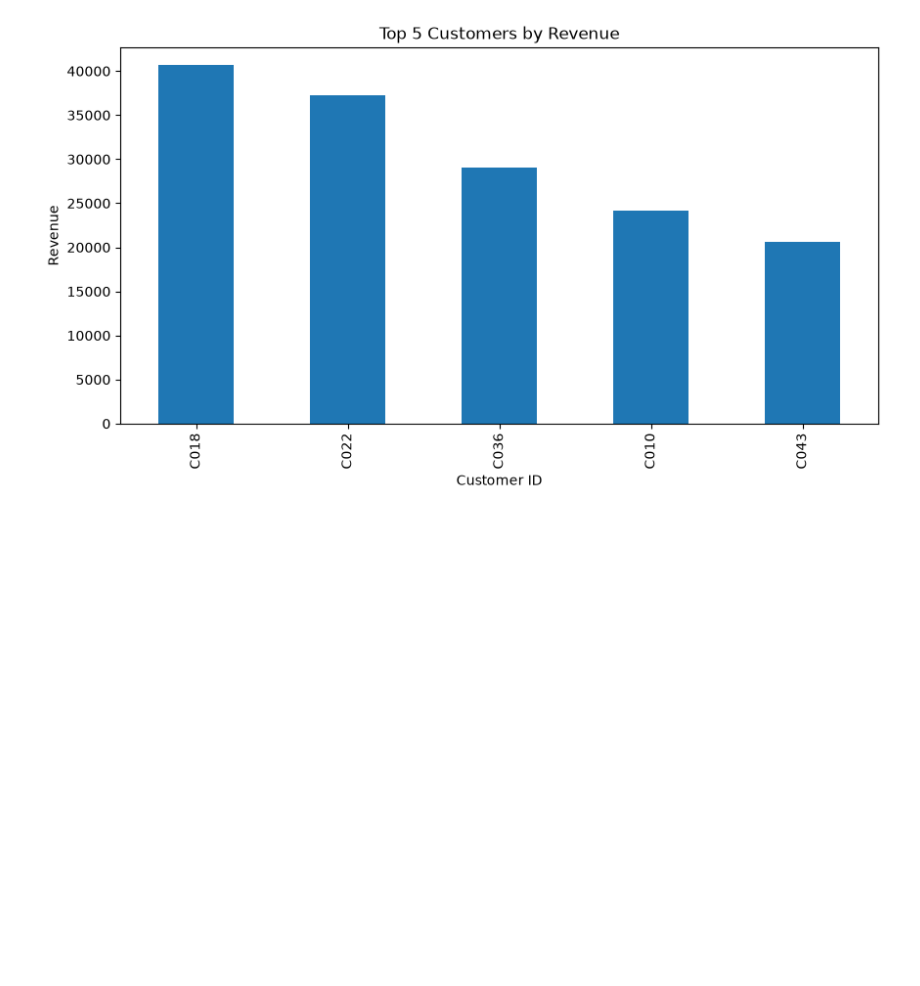
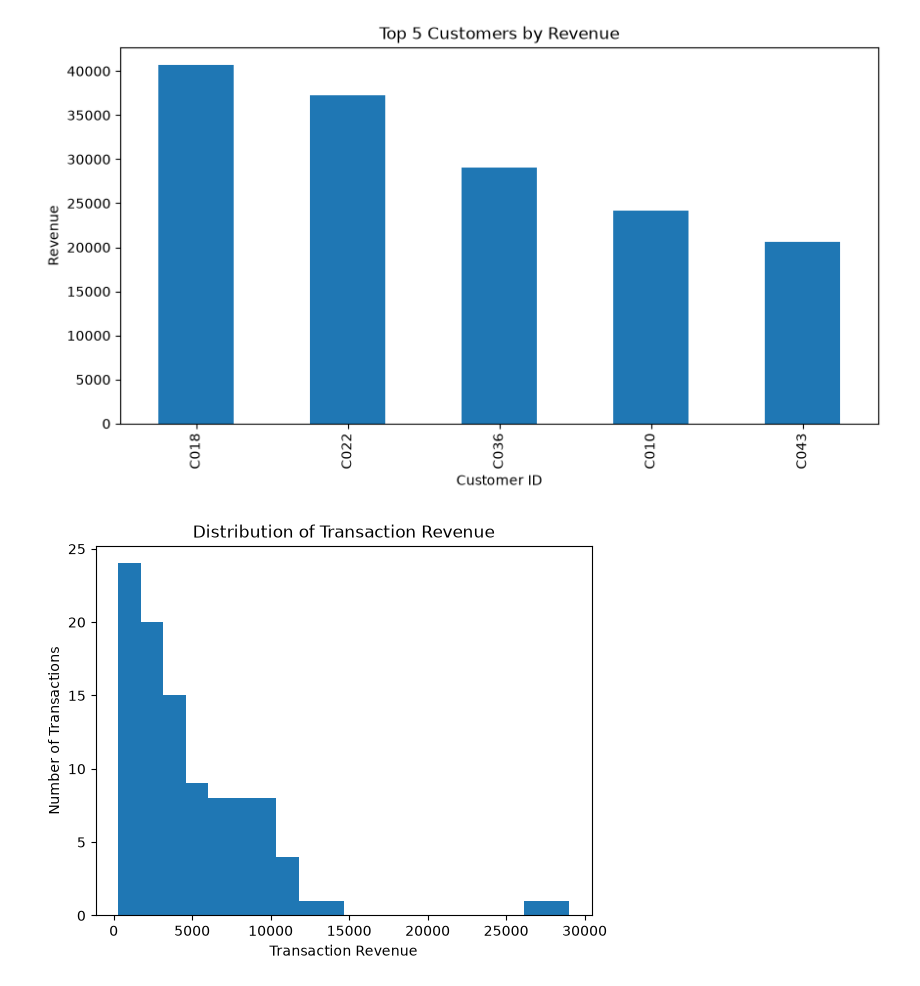
Before and after one commit to tushardev21/Retail-Business-Data-Analysis-Using-Python, a Jupyter notebook: retail_business_analysis.ipynb, the cells around one changed output. Saved outputs shown, nothing was run; the diff lists cells and outputs as text; code cells hidden in the pictures; blank space fills up the shorter version.

```diff
--- a/retail_business_analysis.ipynb
+++ b/retail_business_analysis.ipynb
@@ -161,3 +161,11 @@ plt.ylabel('Revenue')
 plt.show()
 # %% [output]
 [figure]
+# %%
+plt.hist(df["Revenue"], bins=20)
+plt.title("Distribution of Transaction Revenue")
+plt.xlabel("Transaction Revenue")
+plt.ylabel("Number of Transactions")
+plt.show()
+# %% [output]
+[figure, added]
```
